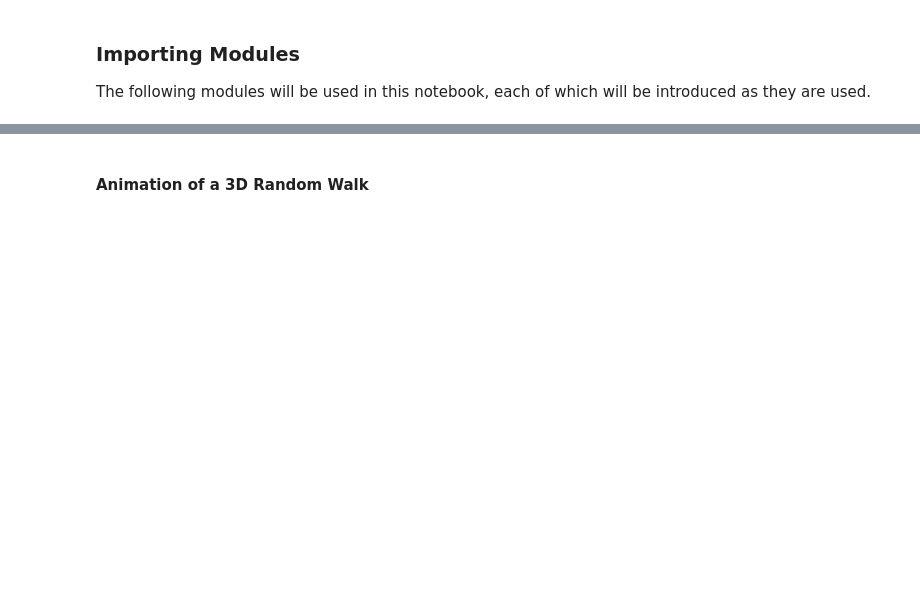
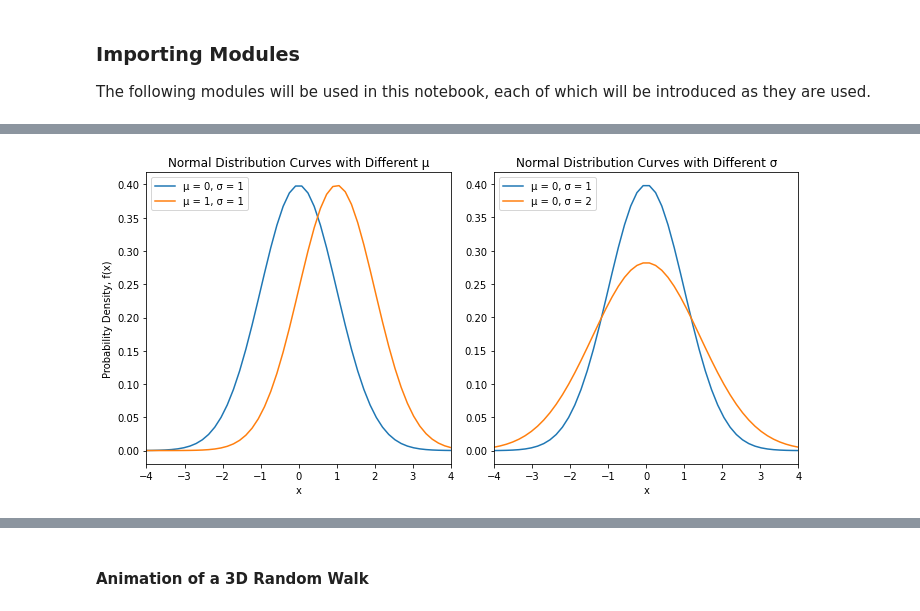
Before and after one commit to kubrian/central-weiner-theorem, a Jupyter notebook: Central Weiner Theorem.ipynb, the cells around one changed output, grey strips where cells are left out. Drawn from its saved outputs; the diff is of its cells as text; code cells hidden in the pictures; blank space fills up the shorter version.

```diff
--- a/Central Weiner Theorem.ipynb
+++ b/Central Weiner Theorem.ipynb
@@ -272,10 +58,0 @@ Much like how the binomial distribution is characterised by the probability $p$,
-# %%
-fig, ax = plt.subplots(ncols=3, figsize=(12, 3))
-
-for i in range(3):
-    ax[i].hist(np.random.pareto(i+1, 1000), density=True, bins=30)
-    ax[i].set_title(f'$a$ = {i+1}')
-
-ax[0].set_ylabel('Relative Frequency')
-plt.tight_layout()
-plt.show()
@@ -388,0 +102,35 @@
+# %%
+def get_normal_points(mean=0,var=1,x_min=0,x_max=1):
+    '''Returns 2 arrays containing the x and y values of points in a Normal Curve'''
+    x = np.linspace(x_min,x_max,endpoint=True)
+    # norm takes in mean,std
+    y = norm(mean,var**0.5).pdf(x)
+    return x,y
+
+# Data
+x_1, y_1 = get_normal_points(0,1,-4,4)
+x_2, y_2 = get_normal_points(0,2,-4,4)
+x_3, y_3 = get_normal_points(1,1,-4,4)
+
+# Plotting
+fig, ax = plt.subplots(ncols = 2, figsize = (10,5))
+
+ax[0].plot(x_1,y_1, label="μ = 0, σ = 1")
+ax[0].plot(x_3,y_3, label="μ = 1, σ = 1")
+ax[0].set_title('Normal Distribution Curves with Different μ')
+
+ax[1].plot(x_1,y_1, label="μ = 0, σ = 1")
+ax[1].plot(x_2,y_2, label="μ = 0, σ = 2")
+ax[1].set_title('Normal Distribution Curves with Different σ')
+
+# Customizing
+for i in range(2):
+    ax[i].set_xlim(-4,4)
+    ax[i].set_xlabel('x')
+    ax[i].legend(loc = 'upper left')
+    ax[0].set_ylabel('Probability Density, f(x)')
+
+plt.tight_layout()
+plt.show()
+# %% [output]
+[figure, added]
```
Also changed, not shown: parts of 60 cells of this notebook.
